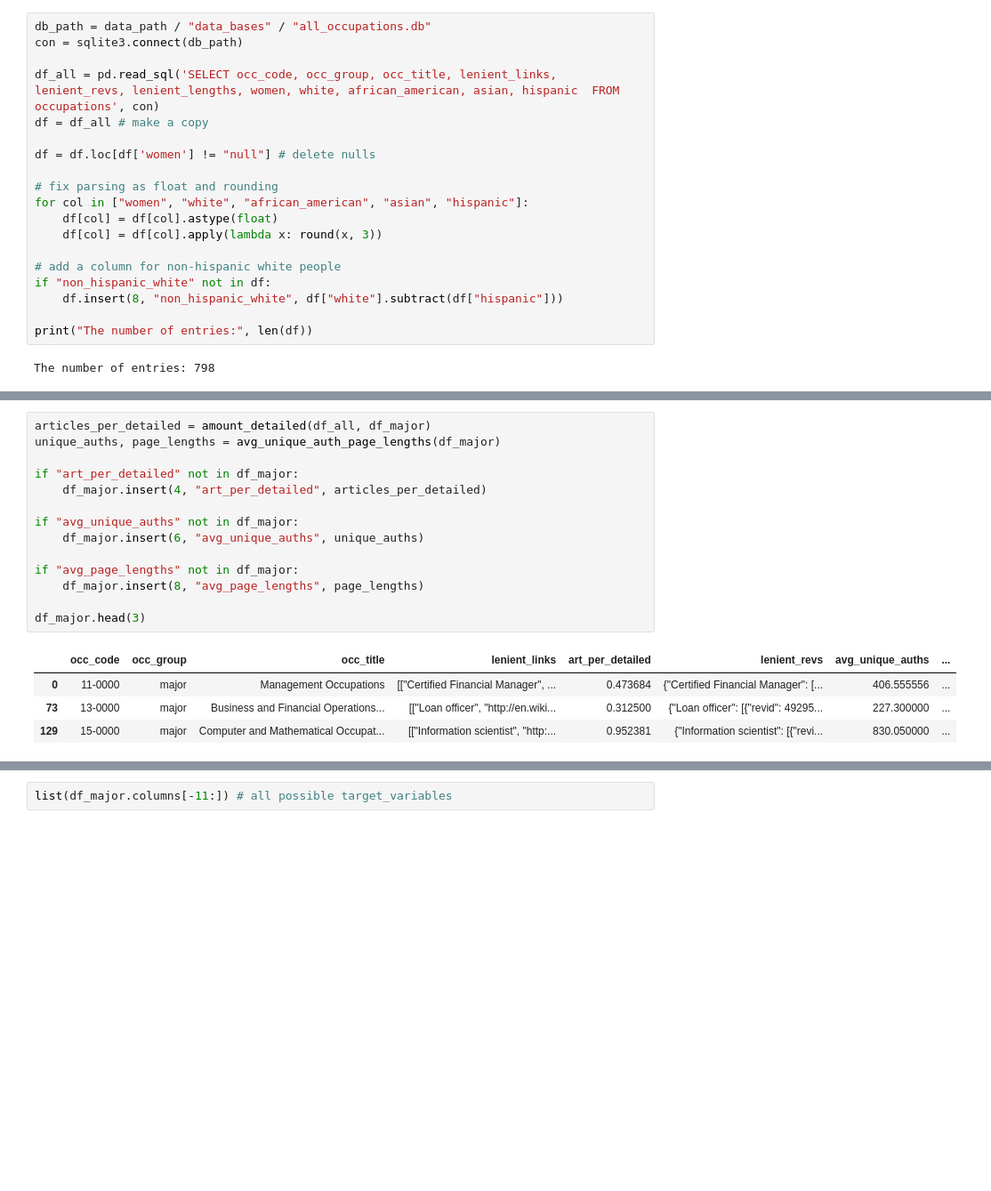
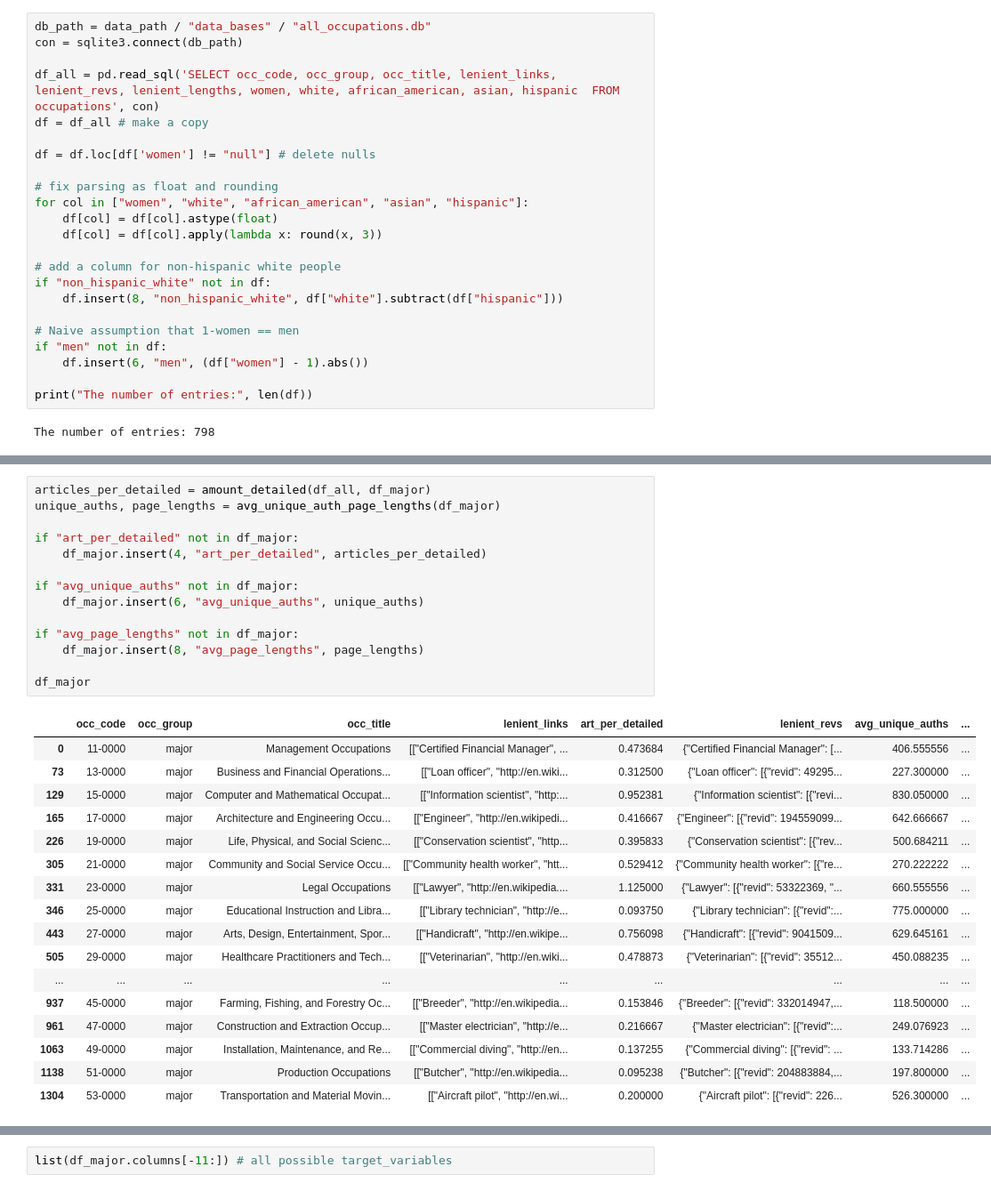
Before and after one commit to digital-scrappy/wikipedia-revisions, a Jupyter notebook: Analysis/gender_race_analysis.ipynb, the cells around one changed output, grey strips where cells are left out. Shown at 89% size. Drawn from its saved outputs; the diff is of its cells as text; blank space fills up the shorter version.

```diff
--- a/Analysis/gender_race_analysis.ipynb
+++ b/Analysis/gender_race_analysis.ipynb
@@ -51,6 +50,10 @@ for col in ["women", "white", "african_american", "asian", "hispanic"]:
 if "non_hispanic_white" not in df:
     df.insert(8, "non_hispanic_white", df["white"].subtract(df["hispanic"]))
 
+# Naive assumption that 1-women == men
+if "men" not in df:
+    df.insert(6, "men", (df["women"] - 1).abs())
+
 print("The number of entries:", len(df))
 # %% [output]
 The number of entries: 798
@@ -72,19 +67,32 @@ df_major.head(3)
 # %%
 articles_per_detailed = amount_detailed(df_all, df_major)
 unique_auths, page_lengths = avg_unique_auth_page_lengths(df_major)
 
 if "art_per_detailed" not in df_major:
     df_major.insert(4, "art_per_detailed", articles_per_detailed)
 
 if "avg_unique_auths" not in df_major:
     df_major.insert(6, "avg_unique_auths", unique_auths)
 
 if "avg_page_lengths" not in df_major:
     df_major.insert(8, "avg_page_lengths", page_lengths)
 
-df_major.head(3)
+df_major
 # %% [output]
 |  | occ_code | occ_group | occ_title | lenient_links | art_per_detailed | lenient_revs | avg_unique_auths | ... |
 | 0 | 11-0000 | major | Management Occupations | [["Certified Financial Manager", ... | 0.473684 | {"Certified Financial Manager": [... | 406.555556 | ... |
 | 73 | 13-0000 | major | Business and Financial Operations... | [["Loan officer", "http://en.wiki... | 0.312500 | {"Loan officer": [{"revid": 49295... | 227.300000 | ... |
 | 129 | 15-0000 | major | Computer and Mathematical Occupat... | [["Information scientist", "http:... | 0.952381 | {"Information scientist": [{"revi... | 830.050000 | ... |
+| 165 | 17-0000 | major | Architecture and Engineering Occu... | [["Engineer", "http://en.wikipedi... | 0.416667 | {"Engineer": [{"revid": 194559099... | 642.666667 | ... |
+| 226 | 19-0000 | major | Life, Physical, and Social Scienc... | [["Conservation scientist", "http... | 0.395833 | {"Conservation scientist": [{"rev... | 500.684211 | ... |
+| 305 | 21-0000 | major | Community and Social Service Occu... | [["Community health worker", "htt... | 0.529412 | {"Community health worker": [{"re... | 270.222222 | ... |
+| 331 | 23-0000 | major | Legal Occupations | [["Lawyer", "http://en.wikipedia.... | 1.125000 | {"Lawyer": [{"revid": 53322369, "... | 660.555556 | ... |
+| 346 | 25-0000 | major | Educational Instruction and Libra... | [["Library technician", "http://e... | 0.093750 | {"Library technician": [{"revid":... | 775.000000 | ... |
+| 443 | 27-0000 | major | Arts, Design, Entertainment, Spor... | [["Handicraft", "http://en.wikipe... | 0.756098 | {"Handicraft": [{"revid": 9041509... | 629.645161 | ... |
+| 505 | 29-0000 | major | Healthcare Practitioners and Tech... | [["Veterinarian", "http://en.wiki... | 0.478873 | {"Veterinarian": [{"revid": 35512... | 450.088235 | ... |
+| ... | ... | ... | ... | ... | ... | ... | ... | ... |
+| 937 | 45-0000 | major | Farming, Fishing, and Forestry Oc... | [["Breeder", "http://en.wikipedia... | 0.153846 | {"Breeder": [{"revid": 332014947,... | 118.500000 | ... |
+| 961 | 47-0000 | major | Construction and Extraction Occup... | [["Master electrician", "http://e... | 0.216667 | {"Master electrician": [{"revid":... | 249.076923 | ... |
+| 1063 | 49-0000 | major | Installation, Maintenance, and Re... | [["Commercial diving", "http://en... | 0.137255 | {"Commercial diving": [{"revid": ... | 133.714286 | ... |
+| 1138 | 51-0000 | major | Production Occupations | [["Butcher", "http://en.wikipedia... | 0.095238 | {"Butcher": [{"revid": 204883884,... | 197.800000 | ... |
+| 1304 | 53-0000 | major | Transportation and Material Movin... | [["Aircraft pilot", "http://en.wi... | 0.200000 | {"Aircraft pilot": [{"revid": 226... | 526.300000 | ... |
```
Also changed, not shown: parts of 10 cells of this notebook, 1 other file.
